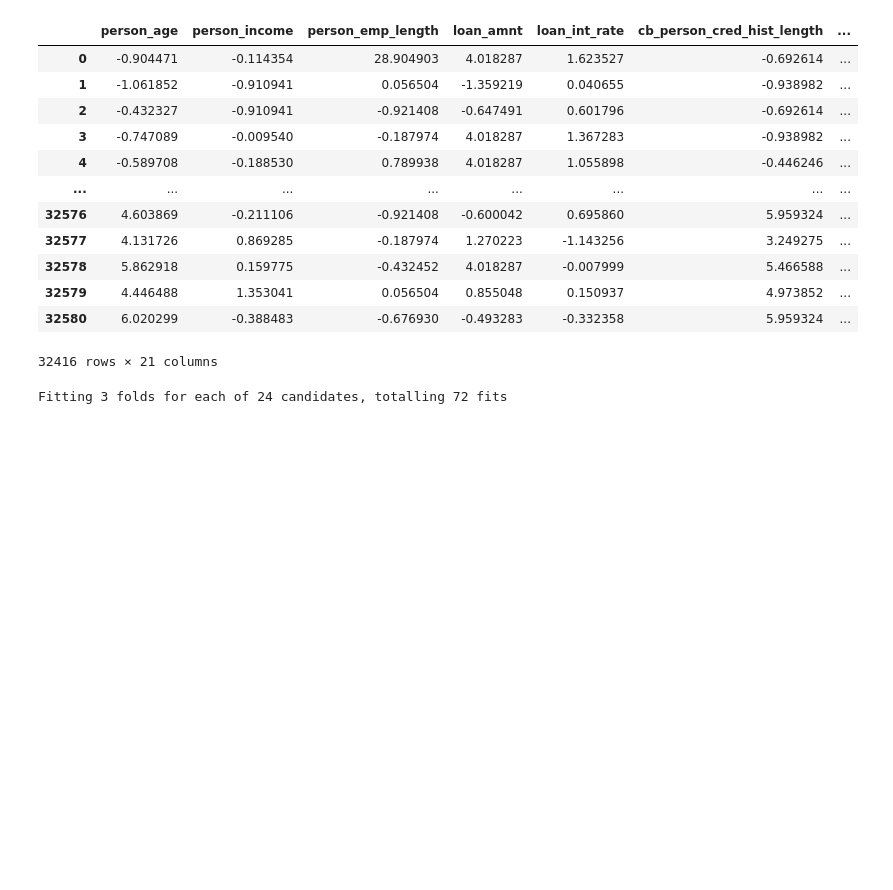
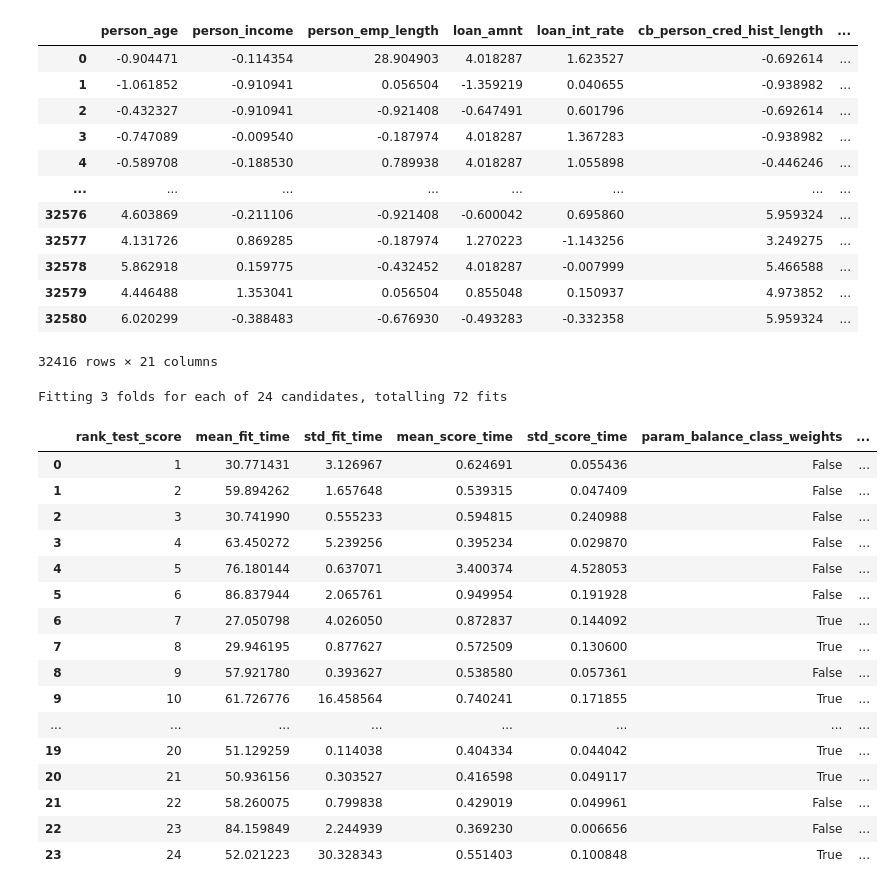
Before and after one commit to tblatrille/Keras_GridSearch, a Jupyter notebook: Classification.ipynb, the cells around one changed output. Saved outputs shown, nothing was run; the diff lists cells and outputs as text; code cells hidden in the pictures; blank space fills up the shorter version.

```diff
--- a/Classification.ipynb
+++ b/Classification.ipynb
@@ -137,7 +137,7 @@ classifcator = DeepClassifier(
     model=create_classifier,
     loss="binary_crossentropy",
     model__architecture={
-        "Layers": ["LSTM", "Dense"],
+        "Layers": ["Dense", "Dense"],
         "ActivationFunctions": ["relu", "sigmoid"],
         "Neurons": [50, 1],
     },
@@ -192,33 +192,50 @@ clf = GridSearchCV(
     param_grid=param_grid,
     # Train all the models in paralel
     n_jobs=-1,
     cv=3,
     verbose=10,
     scoring='f1_macro',
 )
 
 # 80% train / 20% test
 # Train set will be splitted again in order to use 20% of it for Keras validation
 
 X_train, X_test, y_train, y_test = train_test_split(X, Y, test_size=0.2, random_state=7)
 
 X_train = X_train.values.reshape((X_train.shape[0], X_train.shape[1], 1))
 
 clf.fit(X_train, y_train)
 
 grid_search_cv = (
     pd.DataFrame.from_dict(clf.cv_results_)
     .sort_values(by=["rank_test_score"], ascending=True)
     .head(100)
 )
 
 grid_search_cv.index = grid_search_cv.rank_test_score
 grid_search_cv.to_csv("GridSearchResults.csv")
 
 
 pd.read_csv('GridSearchResults.csv')
 # %% [output]
 Fitting 3 folds for each of 24 candidates, totalling 72 fits
+|  | rank_test_score | mean_fit_time | std_fit_time | mean_score_time | std_score_time | param_balance_class_weights | ... |
+| 0 | 1 | 30.771431 | 3.126967 | 0.624691 | 0.055436 | False | ... |
+| 1 | 2 | 59.894262 | 1.657648 | 0.539315 | 0.047409 | False | ... |
+| 2 | 3 | 30.741990 | 0.555233 | 0.594815 | 0.240988 | False | ... |
+| 3 | 4 | 63.450272 | 5.239256 | 0.395234 | 0.029870 | False | ... |
+| 4 | 5 | 76.180144 | 0.637071 | 3.400374 | 4.528053 | False | ... |
+| 5 | 6 | 86.837944 | 2.065761 | 0.949954 | 0.191928 | False | ... |
+| 6 | 7 | 27.050798 | 4.026050 | 0.872837 | 0.144092 | True | ... |
+| 7 | 8 | 29.946195 | 0.877627 | 0.572509 | 0.130600 | True | ... |
+| 8 | 9 | 57.921780 | 0.393627 | 0.538580 | 0.057361 | False | ... |
+| 9 | 10 | 61.726776 | 16.458564 | 0.740241 | 0.171855 | True | ... |
+| ... | ... | ... | ... | ... | ... | ... | ... |
+| 19 | 20 | 51.129259 | 0.114038 | 0.404334 | 0.044042 | True | ... |
+| 20 | 21 | 50.936156 | 0.303527 | 0.416598 | 0.049117 | True | ... |
+| 21 | 22 | 58.260075 | 0.799838 | 0.429019 | 0.049961 | False | ... |
+| 22 | 23 | 84.159849 | 2.244939 | 0.369230 | 0.006656 | False | ... |
+| 23 | 24 | 52.021223 | 30.328343 | 0.551403 | 0.100848 | True | ... |
 # %%
 X_test = X_test.values.reshape((X_test.shape[0], X_test.shape[1], 1))
 
```
Also changed, not shown: parts of 5 cells of this notebook.
